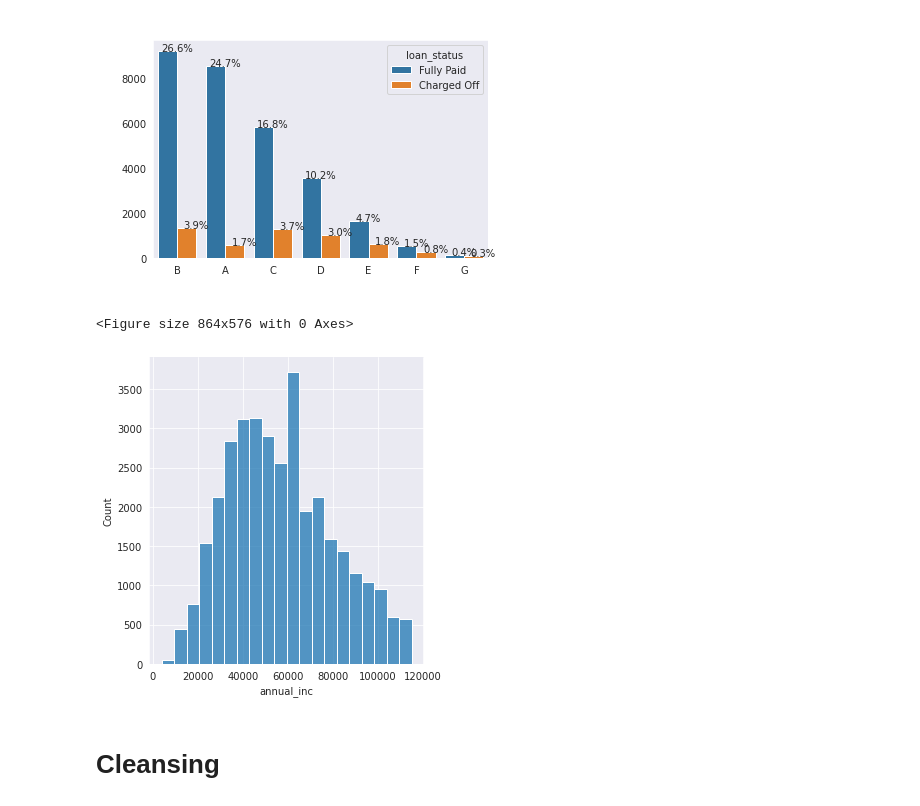
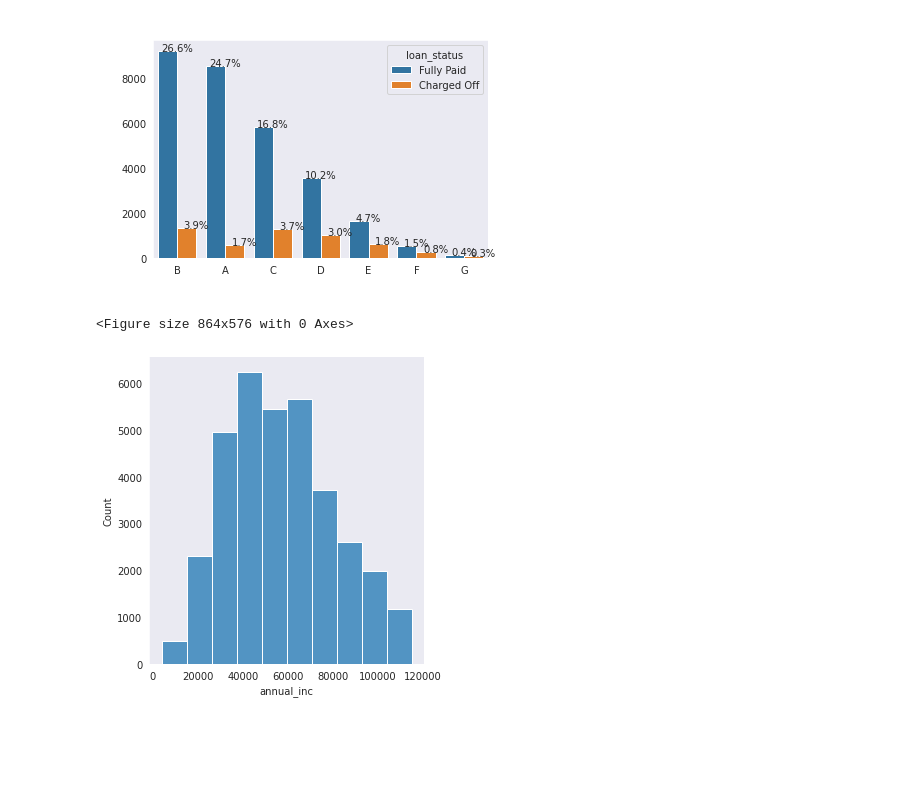
Before and after one commit to chitra-psg/lending-club, a Jupyter notebook: customer_loan_profile_analysis.ipynb, the cells around one changed output. Cells and saved outputs as stored; diff of their text form; code cells hidden in the pictures; blank space fills up the shorter version.

```diff
--- a/customer_loan_profile_analysis.ipynb
+++ b/customer_loan_profile_analysis.ipynb
@@ -327,13 +200,12 @@ plt.show()
 # %% [output]
 [figure]
 # %%
+# Univariate Analysis on Annual Income
 plt.figure(figsize= (12,8))
-sns.displot(df_normalised_loan['annual_inc'], bins=20)
+chrt = sns.displot(df_normalised_loan['annual_inc'], bins=10)
 plt.show()
 # %% [output]
 <Figure size 864x576 with 0 Axes>
-[figure, old version]
+[figure, new version]
-# %% [markdown]
-# Cleansing
 # %%
 df_loan.to_csv("output.csv")
```
Also changed, not shown: parts of 26 cells of this notebook.
